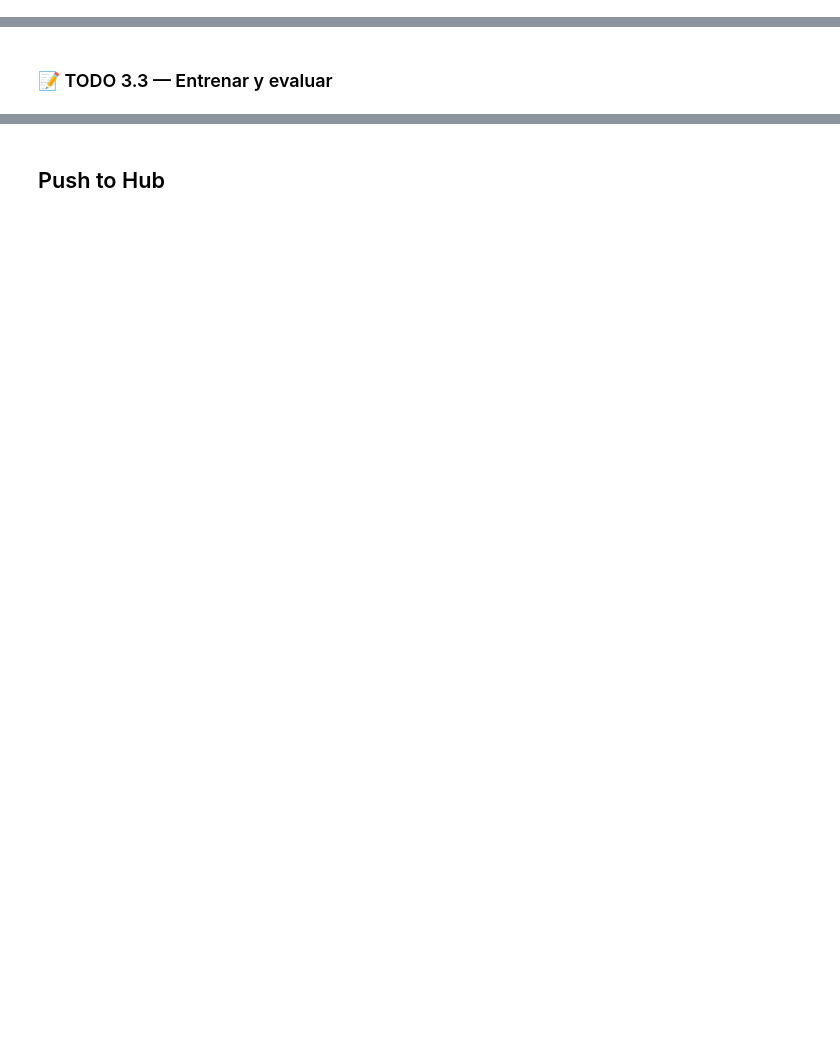
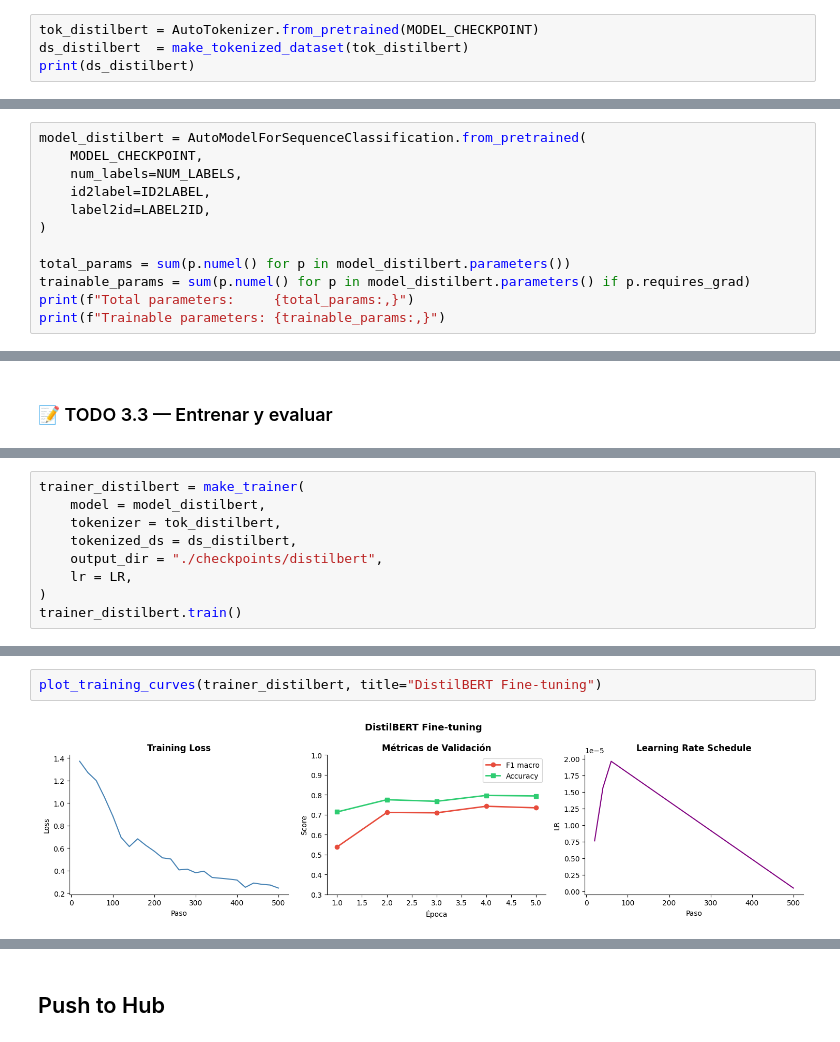
Before and after one commit to mjbernalv/deep-learning-mjbv-20261, a Jupyter notebook: Workshop 4 - NLP/tweeteval-part-3-distilbert.ipynb, the cells around one changed output, grey strips where cells are left out. Drawn from its saved outputs; the diff is of its cells as text; blank space fills up the shorter version.

Commit message:
Add distilbert model to tweeteval

```diff
--- a/Workshop 4 - NLP/tweeteval-part-3-distilbert.ipynb
+++ b/Workshop 4 - NLP/tweeteval-part-3-distilbert.ipynb
@@ -35,0 +50,4 @@ Usa `make_tokenized_dataset` con el tokenizador correcto y guarda el resultado e
+# %%
+tok_distilbert = AutoTokenizer.from_pretrained(MODEL_CHECKPOINT)
+ds_distilbert  = make_tokenized_dataset(tok_distilbert)
+print(ds_distilbert)
@@ -45,0 +71,12 @@ Usa `make_tokenized_dataset` con el tokenizador correcto y guarda el resultado e
+# %%
+model_distilbert = AutoModelForSequenceClassification.from_pretrained(
+    MODEL_CHECKPOINT,
+    num_labels=NUM_LABELS,
+    id2label=ID2LABEL,
+    label2id=LABEL2ID,
+)
+
+total_params = sum(p.numel() for p in model_distilbert.parameters())
+trainable_params = sum(p.numel() for p in model_distilbert.parameters() if p.requires_grad)
+print(f"Total parameters:     {total_params:,}")
+print(f"Trainable parameters: {trainable_params:,}")
@@ -58,0 +104,9 @@ Usa `make_tokenized_dataset` con el tokenizador correcto y guarda el resultado e
+# %%
+trainer_distilbert = make_trainer(
+    model = model_distilbert,
+    tokenizer = tok_distilbert,
+    tokenized_ds = ds_distilbert,
+    output_dir = "./checkpoints/distilbert",
+    lr = LR,
+)
+trainer_distilbert.train()
@@ -58,0 +124,4 @@ Usa `make_tokenized_dataset` con el tokenizador correcto y guarda el resultado e
+# %%
+plot_training_curves(trainer_distilbert, title="DistilBERT Fine-tuning")
+# %% [output]
+[figure, added]
```
Also changed, not shown: parts of 13 cells of this notebook.
